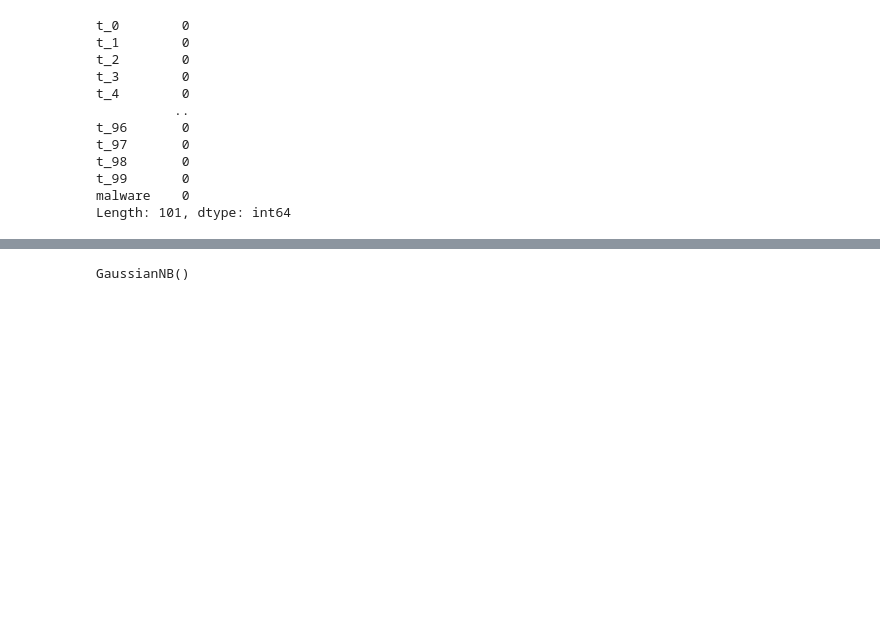
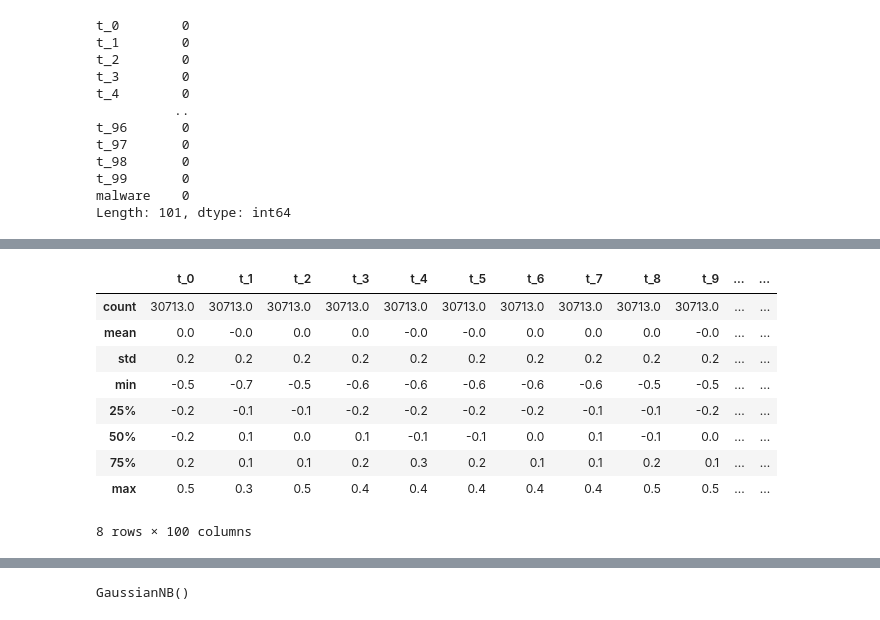
Before and after one commit to Hector858/ProyectoIAU2, a Jupyter notebook: [NRC_6278]_JordanEspinosa_HectorCedeño_ProyectoUnidad2.ipynb, the cells around one changed output, grey strips where cells are left out. Cells and saved outputs as stored; diff of their text form; code cells hidden in the pictures; blank space fills up the shorter version.

```diff
--- a/[NRC_6278]_JordanEspinosa_HectorCedeño_ProyectoUnidad2.ipynb
+++ b/[NRC_6278]_JordanEspinosa_HectorCedeño_ProyectoUnidad2.ipynb
@@ -115,0 +154,14 @@ X_train, X_test, y_train, y_test = train_test_split(X, y, test_size=0.3, random_
+# %%
+
+np.round(X_train_scaled.describe(), 1)
+# %% [output]
+|  | t_0 | t_1 | t_2 | t_3 | t_4 | t_5 | t_6 | t_7 | t_8 | t_9 | ... | ... |
+| count | 30713.0 | 30713.0 | 30713.0 | 30713.0 | 30713.0 | 30713.0 | 30713.0 | 30713.0 | 30713.0 | 30713.0 | ... | ... |
+| mean | 0.0 | -0.0 | 0.0 | 0.0 | -0.0 | -0.0 | 0.0 | 0.0 | 0.0 | -0.0 | ... | ... |
+| std | 0.2 | 0.2 | 0.2 | 0.2 | 0.2 | 0.2 | 0.2 | 0.2 | 0.2 | 0.2 | ... | ... |
+| min | -0.5 | -0.7 | -0.5 | -0.6 | -0.6 | -0.6 | -0.6 | -0.6 | -0.5 | -0.5 | ... | ... |
+| 25% | -0.2 | -0.1 | -0.1 | -0.2 | -0.2 | -0.2 | -0.2 | -0.1 | -0.1 | -0.2 | ... | ... |
+| 50% | -0.2 | 0.1 | 0.0 | 0.1 | -0.1 | -0.1 | 0.0 | 0.1 | -0.1 | 0.0 | ... | ... |
+| 75% | 0.2 | 0.1 | 0.1 | 0.2 | 0.3 | 0.2 | 0.1 | 0.1 | 0.2 | 0.1 | ... | ... |
+| max | 0.5 | 0.3 | 0.5 | 0.4 | 0.4 | 0.4 | 0.4 | 0.4 | 0.5 | 0.5 | ... | ... |
+8 rows × 100 columns
```
Also changed, not shown: parts of 26 cells of this notebook.
